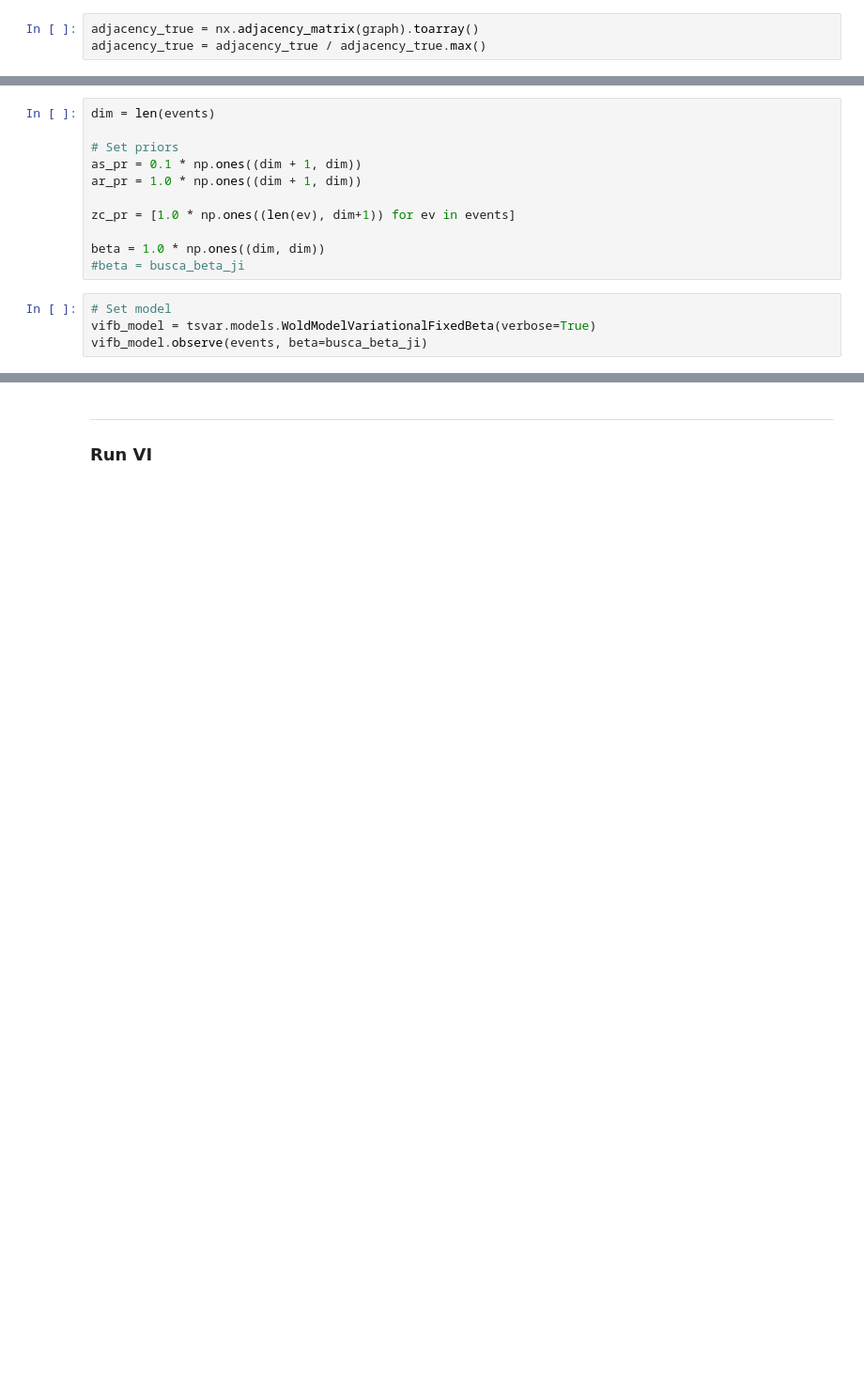
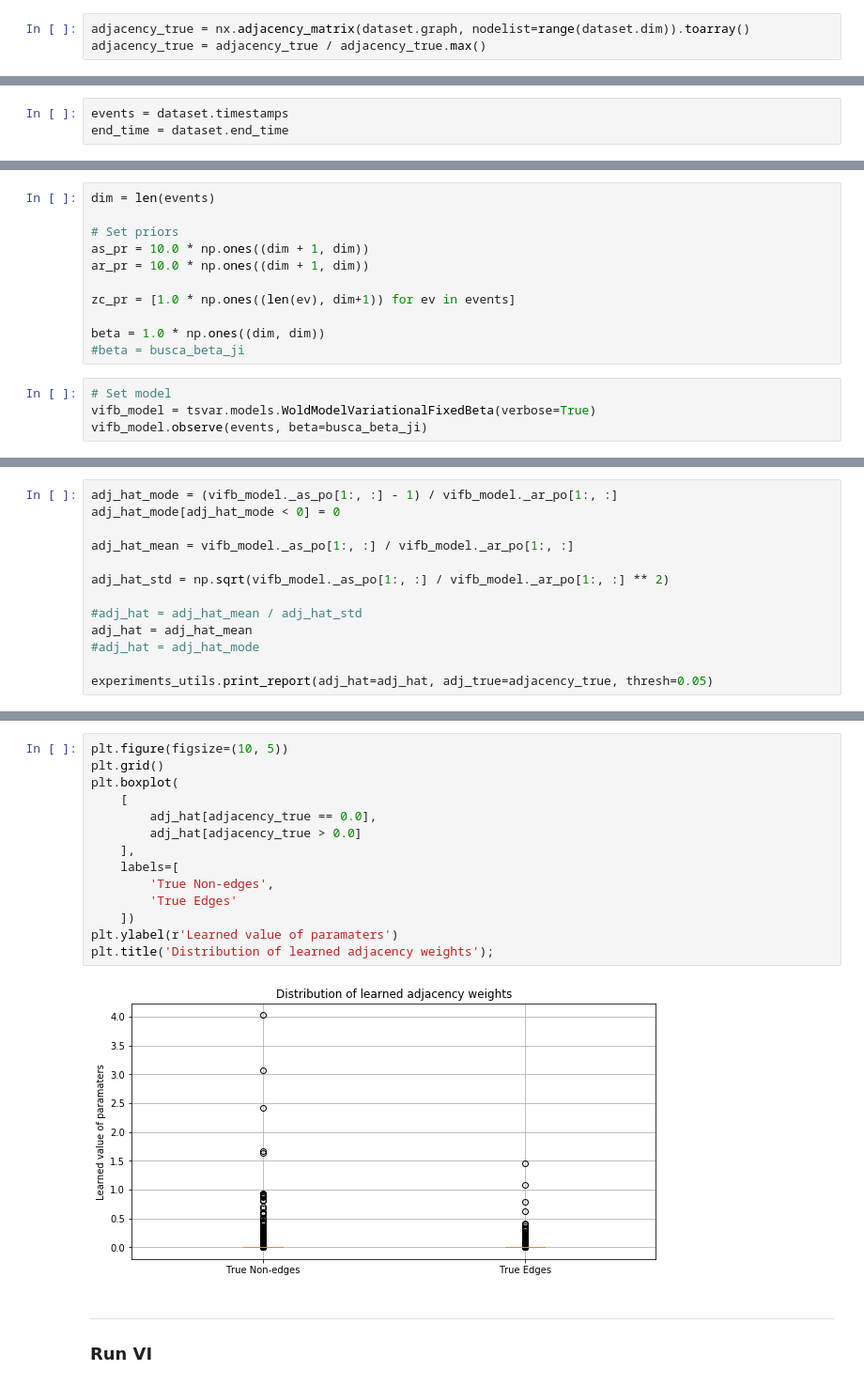
Before and after one commit to trouleau/var-wold, a Jupyter notebook: notebook/real-datasets/1-wt-email-Eu-core.ipynb, the cells around one changed output, grey strips where cells are left out. Shown: that part at 94% size. Cells and saved outputs as stored; diff of their text form; blank space fills up the shorter version.

Commit message:
Added real-dataset notebooks

```diff
--- a/notebook/real-datasets/1-wt-email-Eu-core.ipynb
+++ b/notebook/real-datasets/1-wt-email-Eu-core.ipynb
@@ -154,5 +124,5 @@ dtype: float64
 # %% [markdown]
 Build ground truth adjacency matrix
 # %%
-adjacency_true = nx.adjacency_matrix(graph).toarray()
+adjacency_true = nx.adjacency_matrix(dataset.graph, nodelist=range(dataset.dim)).toarray()
 adjacency_true = adjacency_true / adjacency_true.max()
@@ -187,3 +129,6 @@ Median: 1.0000094771385193
+# %%
+events = dataset.timestamps
+end_time = dataset.end_time
 # %% [markdown]
 ---
 
@@ -308,8 +253,8 @@ for k in [5, 10, 20]:
 dim = len(events)
 
 # Set priors
-as_pr = 0.1 * np.ones((dim + 1, dim))
-ar_pr = 1.0 * np.ones((dim + 1, dim))
+as_pr = 10.0 * np.ones((dim + 1, dim))
+ar_pr = 10.0 * np.ones((dim + 1, dim))
 
 zc_pr = [1.0 * np.ones((len(ev), dim+1)) for ev in events]
 
@@ -409,0 +299,13 @@ Prec@20: 0.20
+# %%
+adj_hat_mode = (vifb_model._as_po[1:, :] - 1) / vifb_model._ar_po[1:, :]
+adj_hat_mode[adj_hat_mode < 0] = 0
+
+adj_hat_mean = vifb_model._as_po[1:, :] / vifb_model._ar_po[1:, :]
+
+adj_hat_std = np.sqrt(vifb_model._as_po[1:, :] / vifb_model._ar_po[1:, :] ** 2)
+
+#adj_hat = adj_hat_mean / adj_hat_std
+adj_hat = adj_hat_mean
+#adj_hat = adj_hat_mode
+
+experiments_utils.print_report(adj_hat=adj_hat, adj_true=adjacency_true, thresh=0.05)
@@ -410,3 +330,19 @@ Prec@20: 0.20
+# %%
+plt.figure(figsize=(10, 5))
+plt.grid()
+plt.boxplot(
+    [
+        adj_hat[adjacency_true == 0.0],
+        adj_hat[adjacency_true > 0.0]
+    ],
+    labels=[
+        'True Non-edges',
+        'True Edges'
+    ])
+plt.ylabel(r'Learned value of paramaters')
+plt.title('Distribution of learned adjacency weights');
+# %% [output]
+[figure, added]
 # %% [markdown]
 ---
 
```
Also changed, not shown: parts of 19 cells of this notebook, 4 other files.
